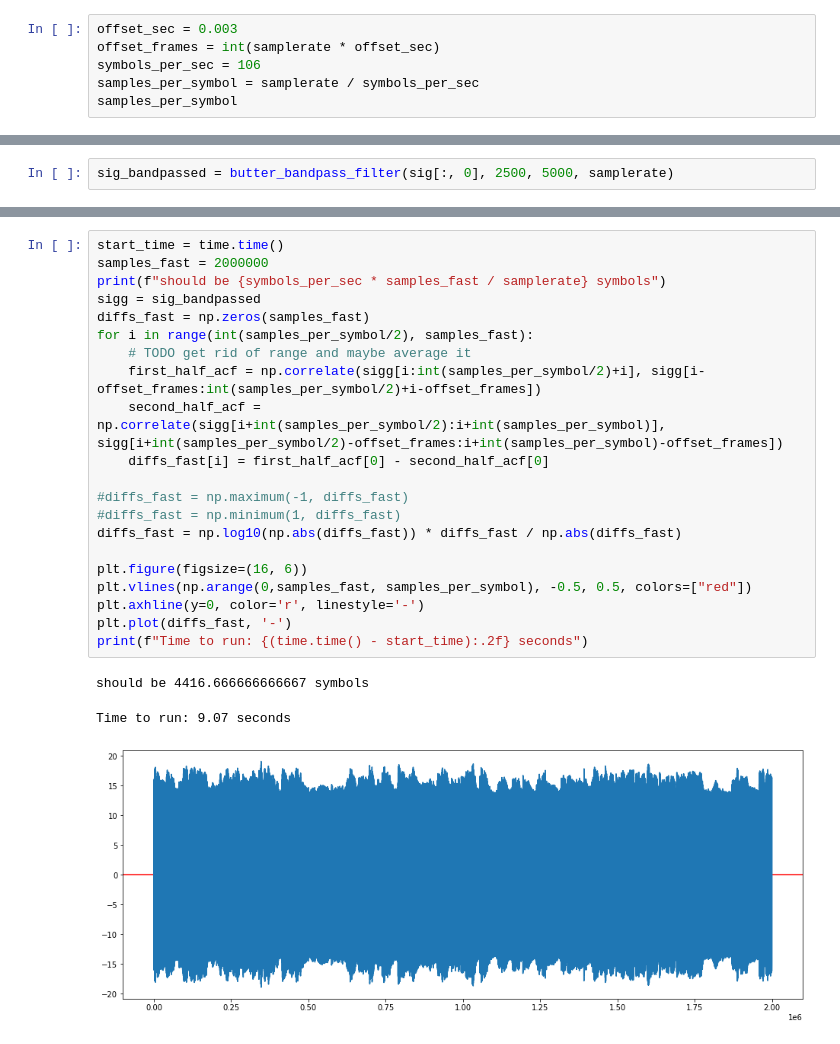
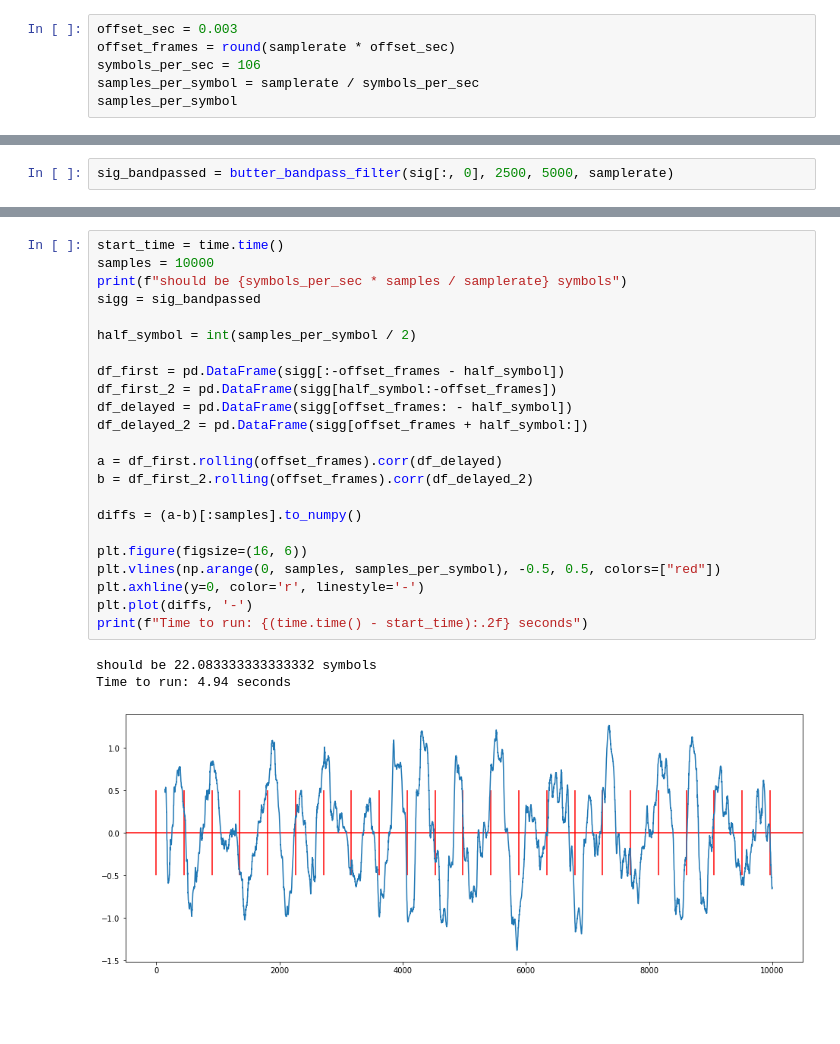
Before and after one commit to adb2-watermark-reader/adb2-watermark-reader, a Jupyter notebook: audio-watermark-decoding.ipynb, the cells around one changed output, grey strips where cells are left out. Saved outputs shown, nothing was run; the diff lists cells and outputs as text; blank space fills up the shorter version.

```diff
--- a/audio-watermark-decoding.ipynb
+++ b/audio-watermark-decoding.ipynb
@@ -23,7 +23,7 @@ sig = np.frombuffer(audioSegment.raw_data, dtype='<i4').reshape(-1, audioSegment
 samplerate = audioSegment.frame_rate
 # %%
 offset_sec = 0.003
-offset_frames = int(samplerate * offset_sec)
+offset_frames = round(samplerate * offset_sec)
 symbols_per_sec = 106
 samples_per_symbol = samplerate / symbols_per_sec
 samples_per_symbol
@@ -65,25 +55,27 @@ plt.plot(sig_fft)
 # %%
 start_time = time.time()
-samples_fast = 2000000
-print(f"should be {symbols_per_sec * samples_fast / samplerate} symbols")
+samples = 10000
+print(f"should be {symbols_per_sec * samples / samplerate} symbols")
 sigg = sig_bandpassed
-diffs_fast = np.zeros(samples_fast)
-for i in range(int(samples_per_symbol/2), samples_fast):
-    # TODO get rid of range and maybe average it
-    first_half_acf = np.correlate(sigg[i:int(samples_per_symbol/2)+i], sigg[i-offset_frames:int(samples_per_symbol/2)+i-offset_frames])
-    second_half_acf = np.correlate(sigg[i+int(samples_per_symbol/2):i+int(samples_per_symbol)], sigg[i+int(samples_per_symbol/2)-offset_frames:i+int(samples_per_symbol)-offset_frames])
-    diffs_fast[i] = first_half_acf[0] - second_half_acf[0]
 
-#diffs_fast = np.maximum(-1, diffs_fast)
-#diffs_fast = np.minimum(1, diffs_fast)
-diffs_fast = np.log10(np.abs(diffs_fast)) * diffs_fast / np.abs(diffs_fast)
+half_symbol = int(samples_per_symbol / 2)
+
+df_first = pd.DataFrame(sigg[:-offset_frames - half_symbol])
+df_first_2 = pd.DataFrame(sigg[half_symbol:-offset_frames])
+df_delayed = pd.DataFrame(sigg[offset_frames: - half_symbol])
+df_delayed_2 = pd.DataFrame(sigg[offset_frames + half_symbol:])
+
+a = df_first.rolling(offset_frames).corr(df_delayed)
+b = df_first_2.rolling(offset_frames).corr(df_delayed_2)
+
+diffs = (a-b)[:samples].to_numpy()
 
 plt.figure(figsize=(16, 6))
-plt.vlines(np.arange(0,samples_fast, samples_per_symbol), -0.5, 0.5, colors=["red"])
+plt.vlines(np.arange(0, samples, samples_per_symbol), -0.5, 0.5, colors=["red"])
 plt.axhline(y=0, color='r', linestyle='-')
-plt.plot(diffs_fast, '-')
+plt.plot(diffs, '-')
 print(f"Time to run: {(time.time() - start_time):.2f} seconds")
 # %% [output]
-should be 4416.666666666667 symbols
+should be 22.083333333333332 symbols
+Time to run: 4.94 seconds
-Time to run: 9.07 seconds
-[figure, old version]
+[figure, new version]
```
Also changed, not shown: parts of 6 cells of this notebook, 4 other files.
